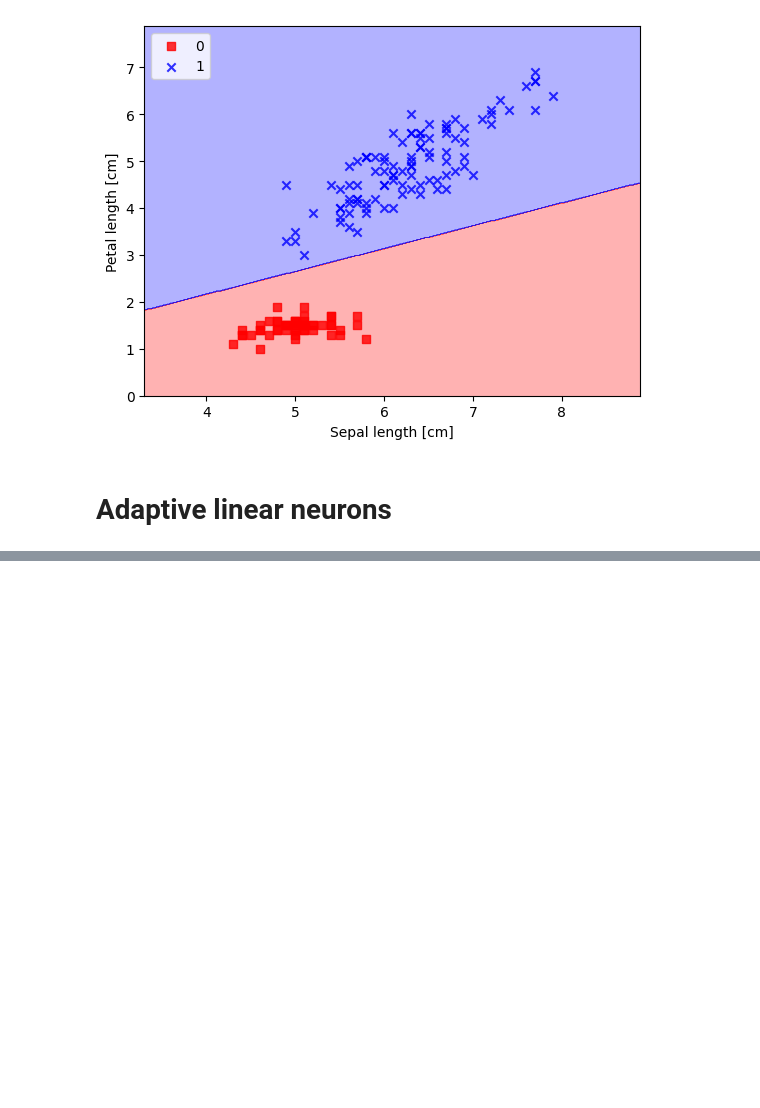
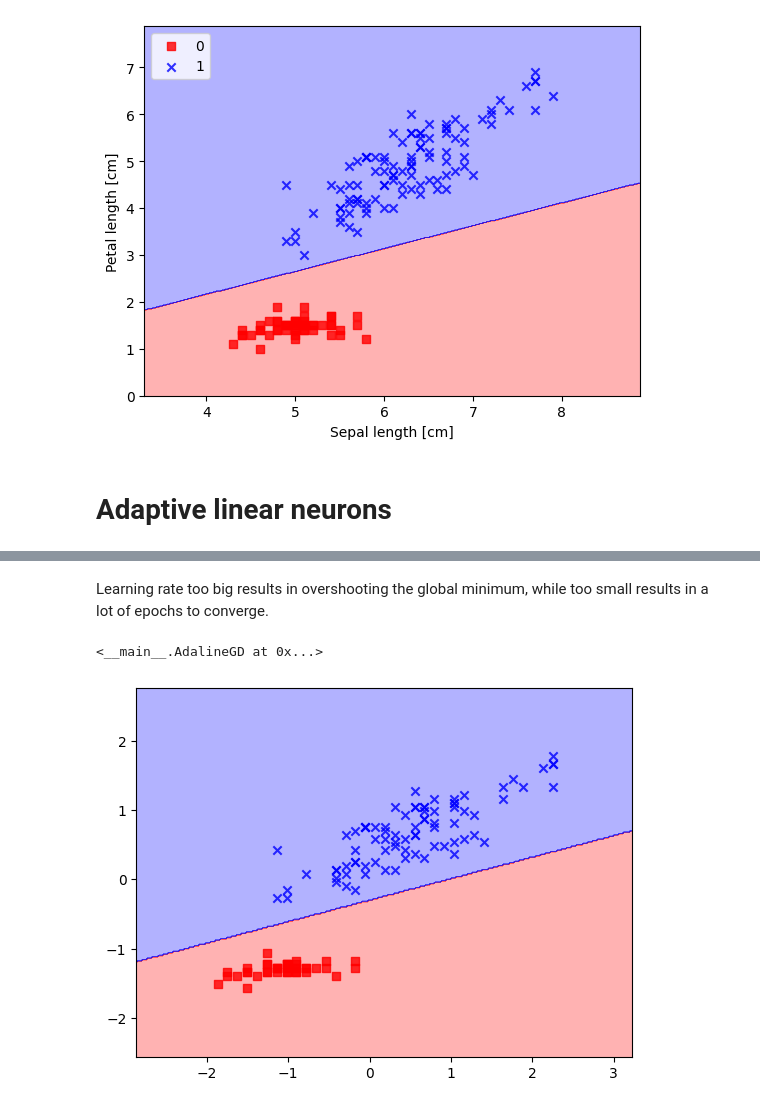
Before and after one commit to hieundx/ML-pytorch-sklearn, a Jupyter notebook: chapter 2/perceptron.ipynb, the cells around one changed output, grey strips where cells are left out. Drawn from its saved outputs; the diff is of its cells as text; code cells hidden in the pictures; blank space fills up the shorter version.

```diff
--- a/chapter 2/perceptron.ipynb
+++ b/chapter 2/perceptron.ipynb
@@ -169,0 +243,23 @@ plt.show()
+# %%
+import matplotlib.pyplot as plt
+import numpy as np
+
+# extract text labes
+y = df.iloc[:, 4].values
+print('Text labels:', np.unique(y))
+
+# convert to integer labels
+y = np.where(y == 'Iris-setosa', 0, 1)
+
+# extract features (1st and 3rd column)
+X = df.iloc[:, [0, 2]].values
+
+df_setosa = df[df['Species'] == 'Iris-setosa']
+df_versicolor = df[df['Species'] == 'Iris-versicolor']
+
+plt.scatter(df_setosa['SepalLengthCm'], df_setosa['PetalLengthCm'], color='red', marker='o', label='setosa')
+plt.scatter(df_versicolor['SepalLengthCm'], df_versicolor['PetalLengthCm'], color='blue', marker='s', label='versicolor')
+plt.xlabel('sepal length [cm]')
+plt.ylabel('petal length [cm]')
+plt.legend(loc='upper left')
+plt.show()
@@ -169,0 +269,17 @@ plt.show()
+# %% [markdown]
+Learning rate too big results in overshooting the global minimum, while too small results in a lot of epochs to converge.
+# %%
+X_std = np.copy(X)
+X_std[:, 0] = (X[:, 0] - X[:, 0].mean()) / X[:, 0].std()
+X_std[:, 1] = (X[:, 1] - X[:, 1].mean()) / X[:, 1].std()
+
+X_train, X_test, y_train, y_test = train_test_split(X_std, y, test_size=0.2, random_state=1)
+# %%
+ada_gd  = AdalineGD(n_iter=20, eta=0.5)
+ada_gd.fit(X_train, y_train)
+# %% [output]
+<__main__.AdalineGD at 0x...>
+# %%
+plot_decision_regions(X_train, y_train, classifier=ada_gd)
+# %% [output]
+[figure, added]
```
Also changed, not shown: parts of 7 cells of this notebook.
